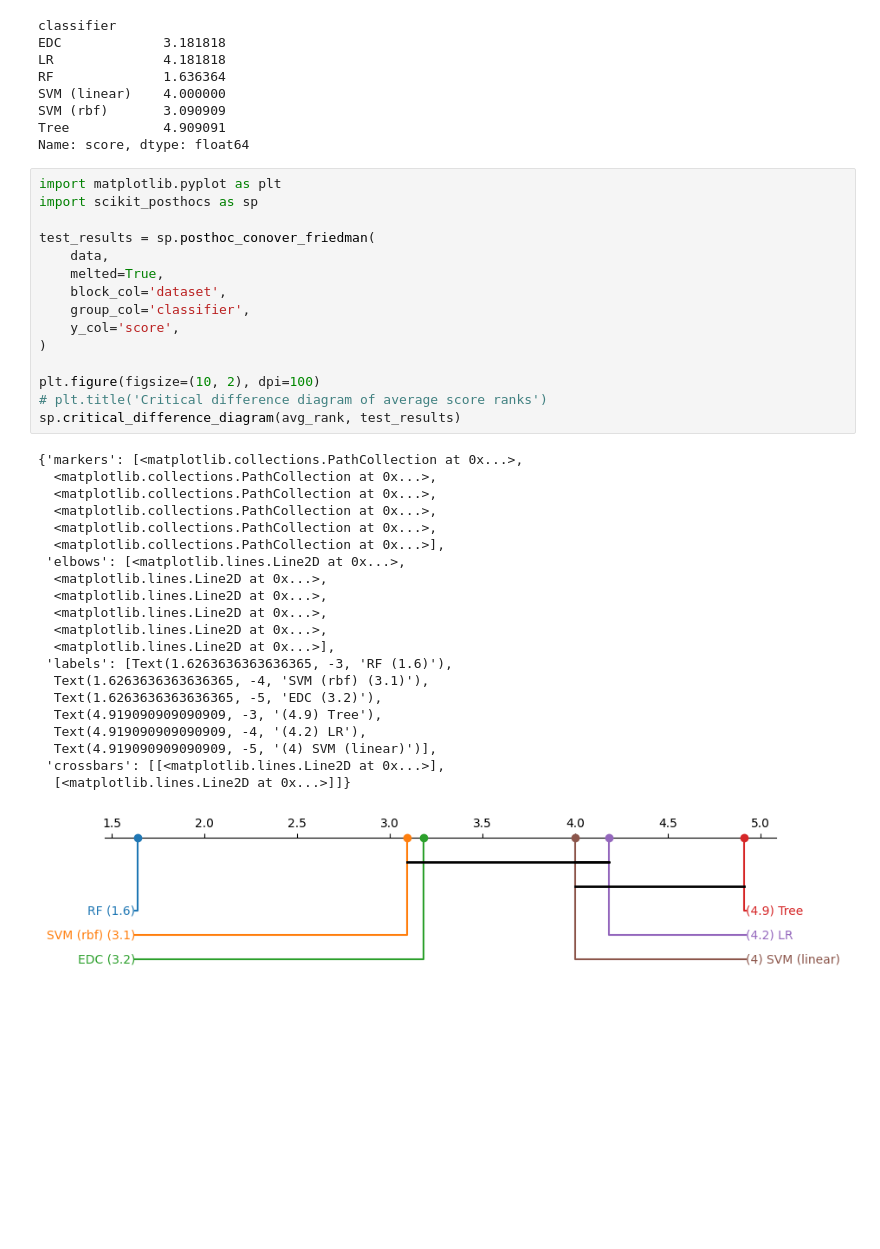
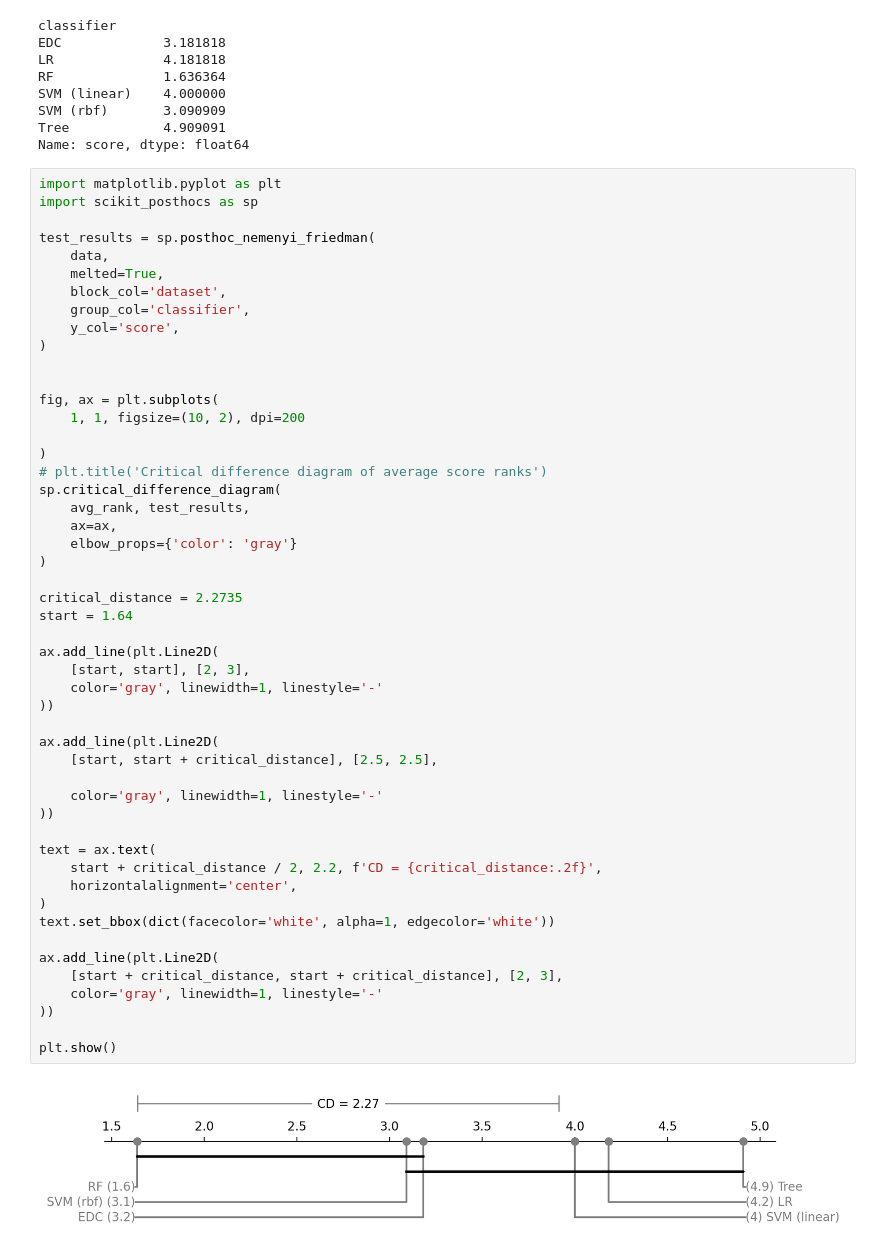
Before and after one commit to GuusToussaint/EDC-experiments, a Jupyter notebook: real-world/critical-difference-analysis.ipynb, the cells around one changed output. Cells and saved outputs as stored; diff of their text form; blank space fills up the shorter version.

Commit message:
updateting the CD plot

```diff
--- a/real-world/critical-difference-analysis.ipynb
+++ b/real-world/critical-difference-analysis.ipynb
@@ -134,37 +134,52 @@ Name: score, dtype: float64
 # %%
 import matplotlib.pyplot as plt
 import scikit_posthocs as sp
 
-test_results = sp.posthoc_conover_friedman(
+test_results = sp.posthoc_nemenyi_friedman(
     data,
     melted=True,
     block_col='dataset',
     group_col='classifier',
     y_col='score',
 )
 
-plt.figure(figsize=(10, 2), dpi=100)
+
+fig, ax = plt.subplots(
+    1, 1, figsize=(10, 2), dpi=200
+
+)
 # plt.title('Critical difference diagram of average score ranks')
-sp.critical_difference_diagram(avg_rank, test_results)
+sp.critical_difference_diagram(
+    avg_rank, test_results,
+    ax=ax,
+    elbow_props={'color': 'gray'}
+)
+
+critical_distance = 2.2735
+start = 1.64
+
+ax.add_line(plt.Line2D(
+    [start, start], [2, 3],
+    color='gray', linewidth=1, linestyle='-'
+))
+
+ax.add_line(plt.Line2D(
+    [start, start + critical_distance], [2.5, 2.5],
+
+    color='gray', linewidth=1, linestyle='-'
+))
+
+text = ax.text(
+    start + critical_distance / 2, 2.2, f'CD = {critical_distance:.2f}',
+    horizontalalignment='center',
+)
+text.set_bbox(dict(facecolor='white', alpha=1, edgecolor='white'))
+
+ax.add_line(plt.Line2D(
+    [start + critical_distance, start + critical_distance], [2, 3],
+    color='gray', linewidth=1, linestyle='-'
+))
+
+plt.show()
 # %% [output]
-{'markers': [<matplotlib.collections.PathCollection at 0x...>,
-  <matplotlib.collections.PathCollection at 0x...>,
-  <matplotlib.collections.PathCollection at 0x...>,
-  <matplotlib.collections.PathCollection at 0x...>,
-  <matplotlib.collections.PathCollection at 0x...>,
-  <matplotlib.collections.PathCollection at 0x...>],
- 'elbows': [<matplotlib.lines.Line2D at 0x...>,
-  <matplotlib.lines.Line2D at 0x...>,
-  <matplotlib.lines.Line2D at 0x...>,
-  <matplotlib.lines.Line2D at 0x...>,
-  <matplotlib.lines.Line2D at 0x...>,
-  <matplotlib.lines.Line2D at 0x...>],
- 'labels': [Text(1.6263636363636365, -3, 'RF (1.6)'),
-  Text(1.6263636363636365, -4, 'SVM (rbf) (3.1)'),
-  Text(1.6263636363636365, -5, 'EDC (3.2)'),
-  Text(4.919090909090909, -3, '(4.9) Tree'),
-  Text(4.919090909090909, -4, '(4.2) LR'),
-  Text(4.919090909090909, -5, '(4) SVM (linear)')],
- 'crossbars': [[<matplotlib.lines.Line2D at 0x...>],
-  [<matplotlib.lines.Line2D at 0x...>]]}
-[figure, old version]
+[figure, new version]
```
